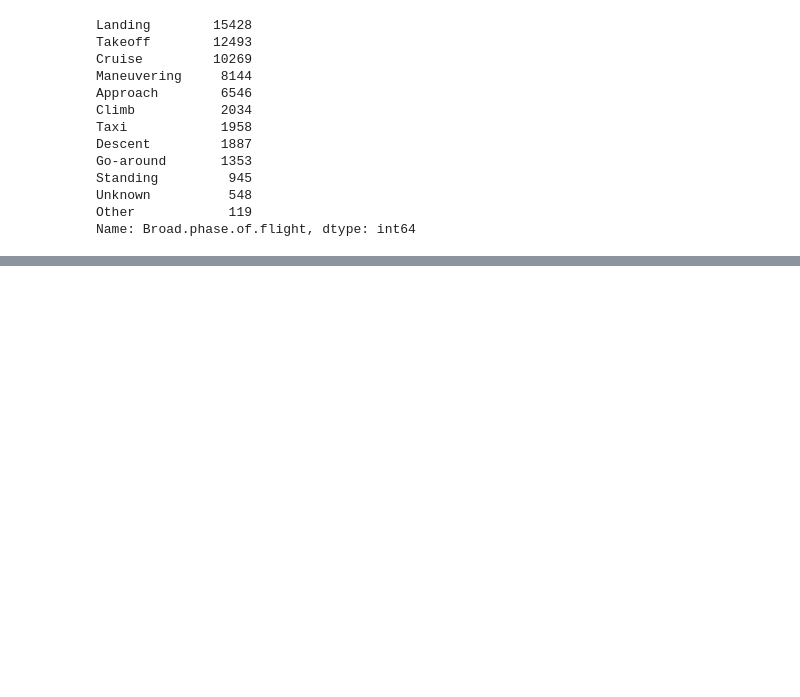
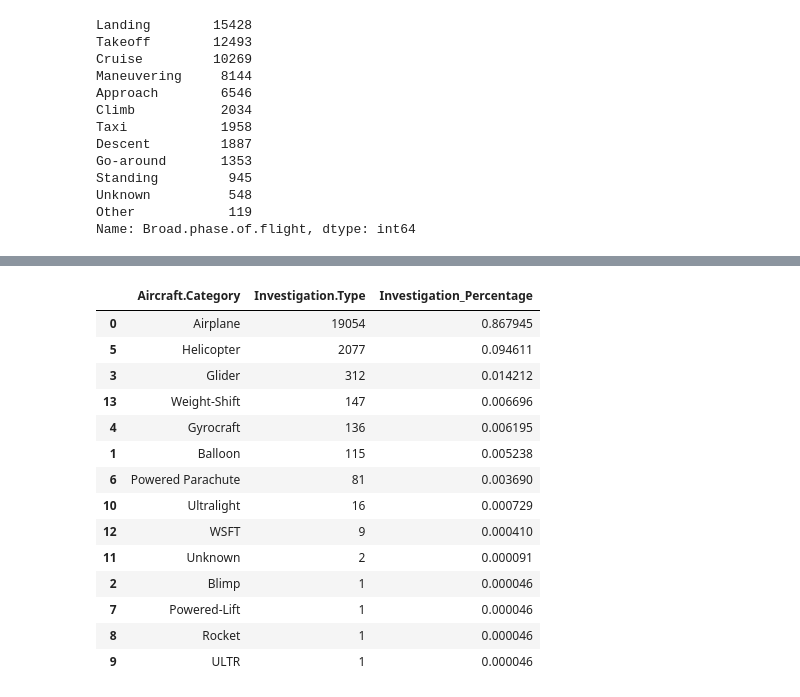
Before and after one commit to Rhino-byte/Project-Phase1-Moringa-School, a Jupyter notebook: Student.ipynb, the cells around one changed output, grey strips where cells are left out. Cells and saved outputs as stored; diff of their text form; code cells hidden in the pictures; blank space fills up the shorter version.

```diff
--- a/Student.ipynb
+++ b/Student.ipynb
@@ -332 +387,7 @@ The gyroplane pilot's failure to maintain rotor speed and aircraft control as he
 Name: Report.Status, Length: 17007, dtype: int64
+# %%
+# Convert the Publication.Date to a date variable
+categorical_df.loc[:,'Event.Date'] =pd.to_datetime(categorical_df['Event.Date'])
+# %%
+# Combine the numeical and categorical dataframes
+Aviation_clean =numerical_df.join(categorical_df,how='inner')
@@ -332,0 +408,29 @@ Name: Report.Status, Length: 17007, dtype: int64
+# %%
+Aviation_clean['Country'].value_counts()
+# Since most of the accidents are occuring in the United States we can filter the data
+Aviation_clean = Aviation_clean[Aviation_clean['Country']=='United States']
+# %%
+## We will keep the dates from 1980 as most os the observation are missing before this year
+Final_data =Aviation_clean.loc[Aviation_clean['Publication.Date']>='1980-01-01']
+# %%
+# 1. Relationship between Incidents and accidents in terms of category of aircraft
+cat_data =Final_data.groupby(['Aircraft.Category']).agg({'Investigation.Type':'count'})
+cat_data.reset_index(inplace=True)
+cat_data['Investigation_Percentage'] = [x/cat_data['Investigation.Type'].sum() for x in cat_data['Investigation.Type']]
+cat_data.sort_values(by='Investigation.Type',ascending=False)
+# %% [output]
+|  | Aircraft.Category | Investigation.Type | Investigation_Percentage |
+| 0 | Airplane | 19054 | 0.867945 |
+| 5 | Helicopter | 2077 | 0.094611 |
+| 3 | Glider | 312 | 0.014212 |
+| 13 | Weight-Shift | 147 | 0.006696 |
+| 4 | Gyrocraft | 136 | 0.006195 |
+| 1 | Balloon | 115 | 0.005238 |
+| 6 | Powered Parachute | 81 | 0.003690 |
+| 10 | Ultralight | 16 | 0.000729 |
+| 12 | WSFT | 9 | 0.000410 |
+| 11 | Unknown | 2 | 0.000091 |
+| 2 | Blimp | 1 | 0.000046 |
+| 7 | Powered-Lift | 1 | 0.000046 |
+| 8 | Rocket | 1 | 0.000046 |
+| 9 | ULTR | 1 | 0.000046 |
```
Also changed, not shown: parts of 32 cells of this notebook.
